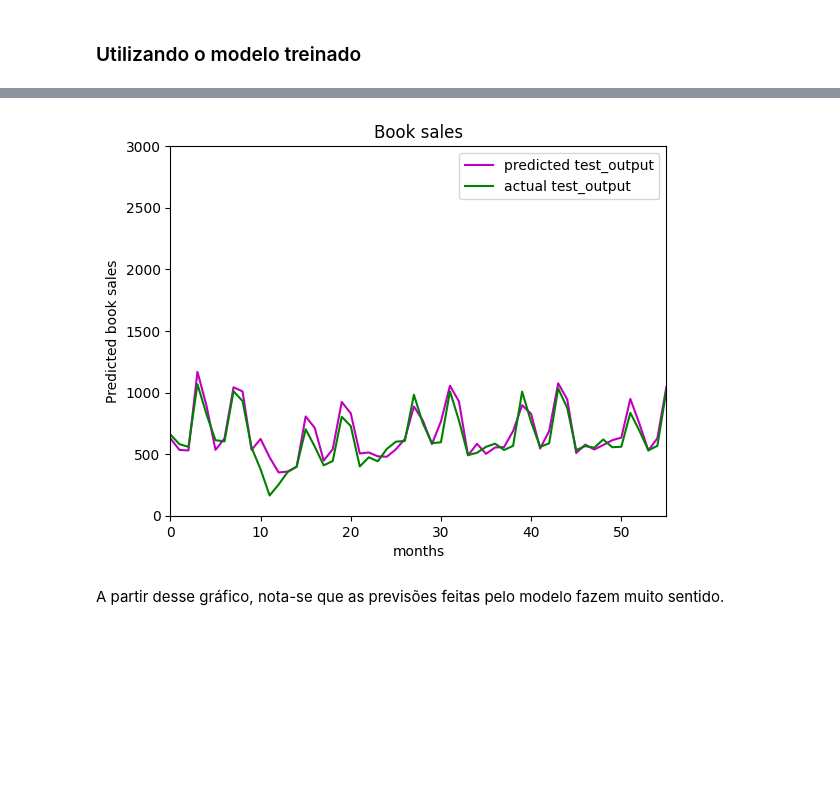
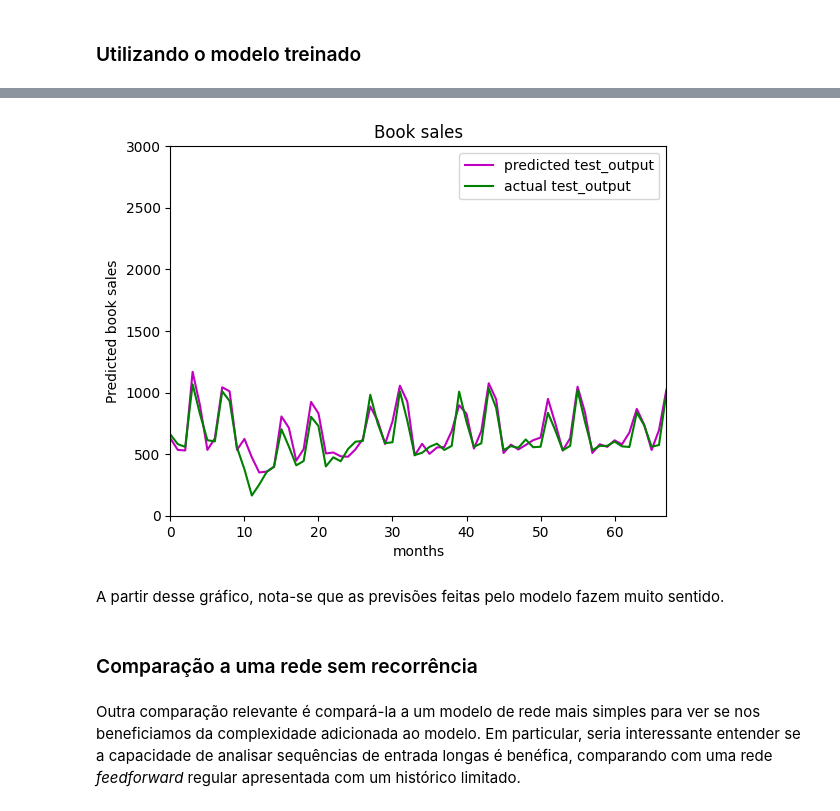
Before and after one commit to jaopredos/DeepLearning, a Jupyter notebook: Recurrent Neural Networks and LSTM/time-sequences.ipynb, the cells around one changed output, grey strips where cells are left out. Cells and saved outputs as stored; diff of their text form; code cells hidden in the pictures; blank space fills up the shorter version.

```diff
--- a/Recurrent Neural Networks and LSTM/time-sequences.ipynb
+++ b/Recurrent Neural Networks and LSTM/time-sequences.ipynb
@@ -256,7 +256,7 @@ plt.plot(x, predicted_test, 'm-',
 plt.plot(x, test_sales[-(len(test_sales)-MIN):],
 'g-', label='actual test_output')
 plt.title('Book sales')
-plt.axis([0, 55, 0.0, 3000.0])
+plt.axis([0, 67, 0.0, 3000.0])
 plt.xlabel('months')
 plt.ylabel('Predicted book sales')
 plt.legend()
@@ -266,3 +266,7 @@ plt.show()
-[figure, old version]
+[figure, new version]
 # %% [markdown]
 A partir desse gráfico, nota-se que as previsões feitas pelo modelo fazem muito sentido.
+# %% [markdown]
+### Comparação a uma rede sem recorrência
+# %% [markdown]
+Outra comparação relevante é compará-la a um modelo de rede mais simples para ver se nos beneficiamos da complexidade adicionada ao modelo. Em particular, seria interessante entender se a capacidade de analisar sequências de entrada longas é benéfica, comparando com uma rede *feedforward* regular apresentada com um histórico limitado.
```
Also changed, not shown: parts of 4 cells of this notebook.
